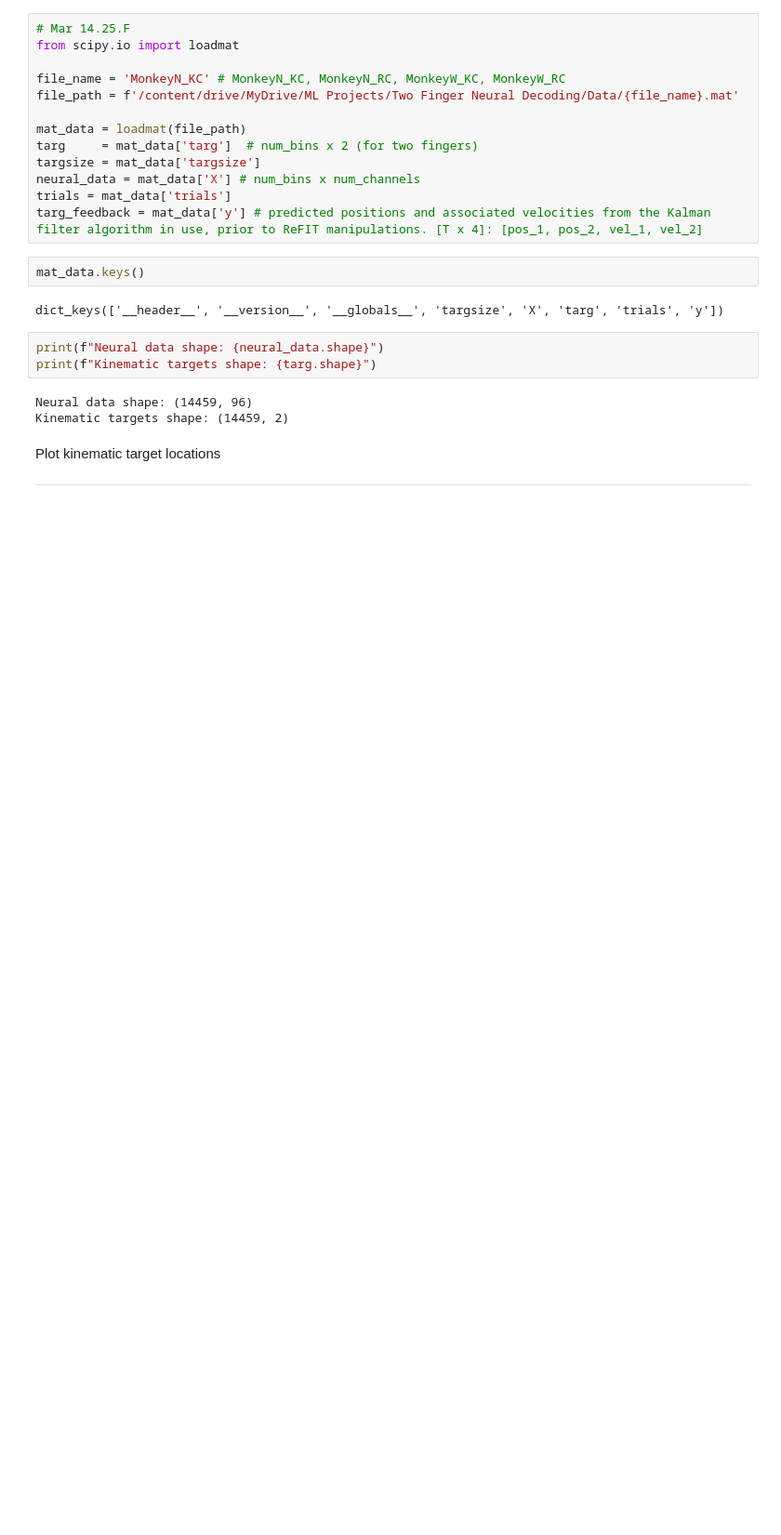
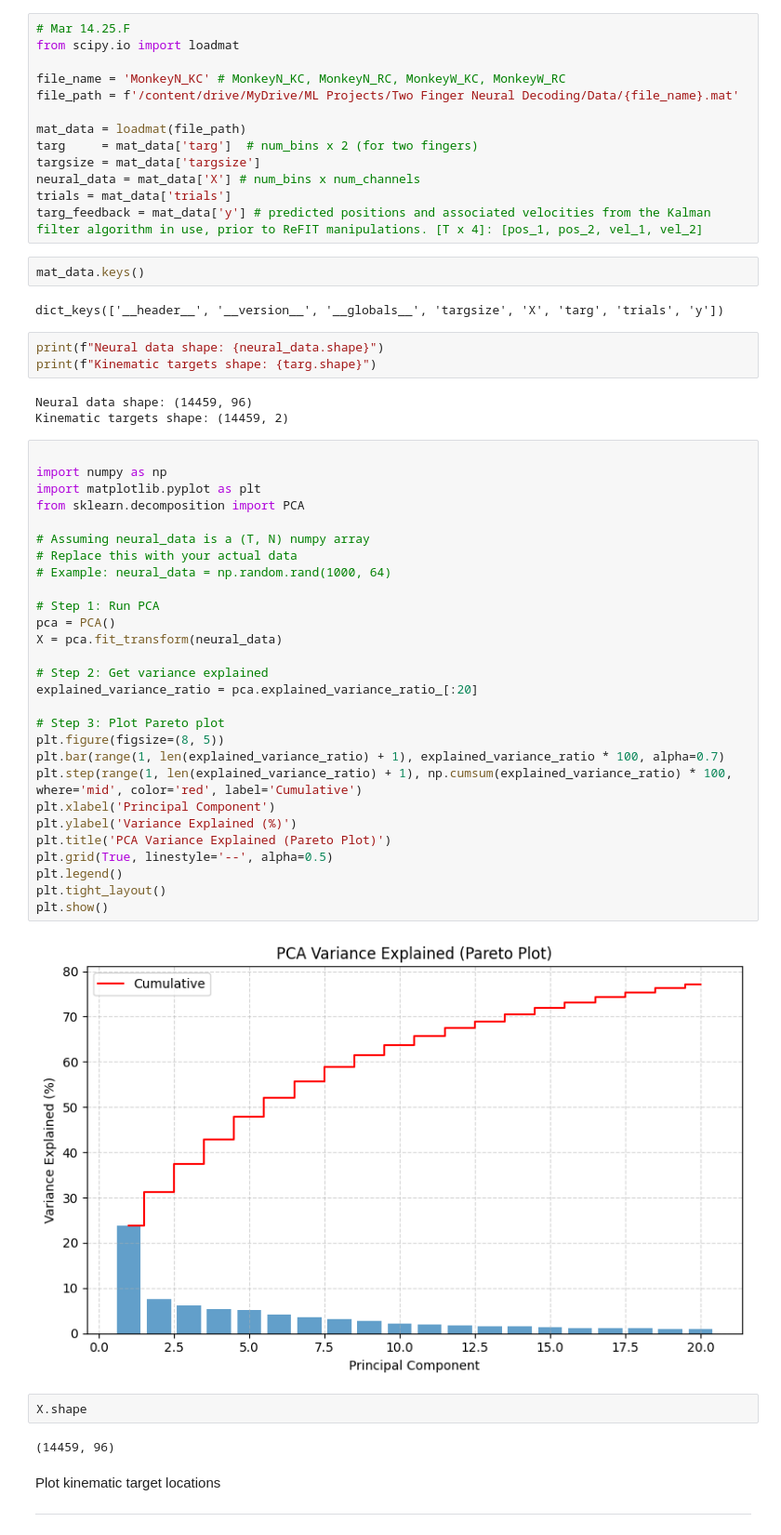
Before and after one commit to cfoli/Kinematic-Decoding-4-BCI-Control, a Jupyter notebook: Two_finger_neural_decoding.ipynb, the cells around one changed output. Shown at 93% size. Cells and saved outputs as stored; diff of their text form; blank space fills up the shorter version.

```diff
--- a/Two_finger_neural_decoding.ipynb
+++ b/Two_finger_neural_decoding.ipynb
@@ -1005,6 +1156,40 @@ print(f"Kinematic targets shape: {targ.shape}")
 # %% [output]
 Neural data shape: (14459, 96)
 Kinematic targets shape: (14459, 2)
+# %%
+
+import numpy as np
+import matplotlib.pyplot as plt
+from sklearn.decomposition import PCA
+
+# Assuming neural_data is a (T, N) numpy array
+# Replace this with your actual data
+# Example: neural_data = np.random.rand(1000, 64)
+
+# Step 1: Run PCA
+pca = PCA()
+X = pca.fit_transform(neural_data)
+
+# Step 2: Get variance explained
+explained_variance_ratio = pca.explained_variance_ratio_[:20]
+
+# Step 3: Plot Pareto plot
+plt.figure(figsize=(8, 5))
+plt.bar(range(1, len(explained_variance_ratio) + 1), explained_variance_ratio * 100, alpha=0.7)
+plt.step(range(1, len(explained_variance_ratio) + 1), np.cumsum(explained_variance_ratio) * 100, where='mid', color='red', label='Cumulative')
+plt.xlabel('Principal Component')
+plt.ylabel('Variance Explained (%)')
+plt.title('PCA Variance Explained (Pareto Plot)')
+plt.grid(True, linestyle='--', alpha=0.5)
+plt.legend()
+plt.tight_layout()
+plt.show()
+# %% [output]
+[figure, added]
+# %%
+X.shape
+# %% [output]
+(14459, 96)
 # %% [markdown]
 Plot kinematic target locations
 
```
Also changed, not shown: parts of 37 cells of this notebook.
